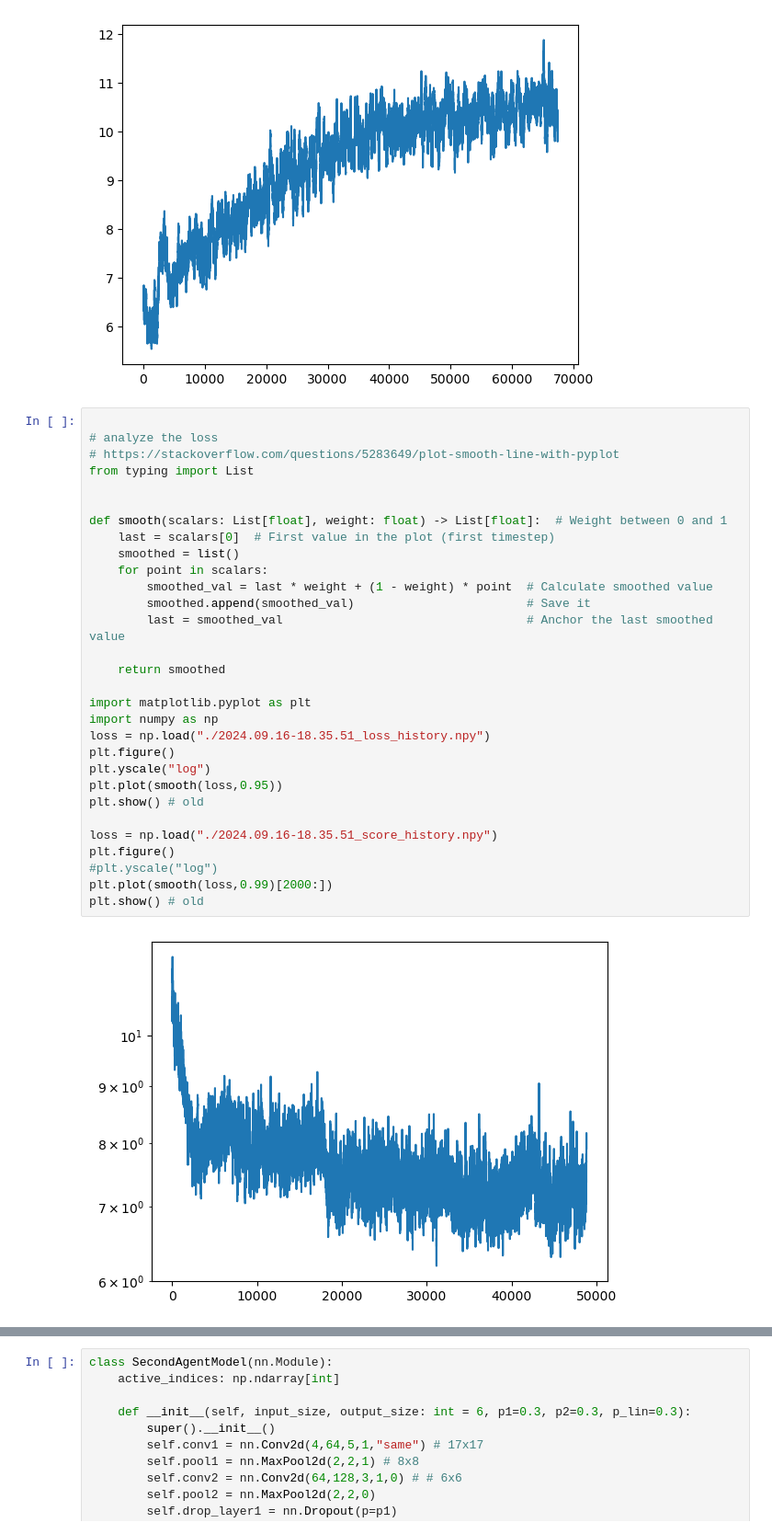
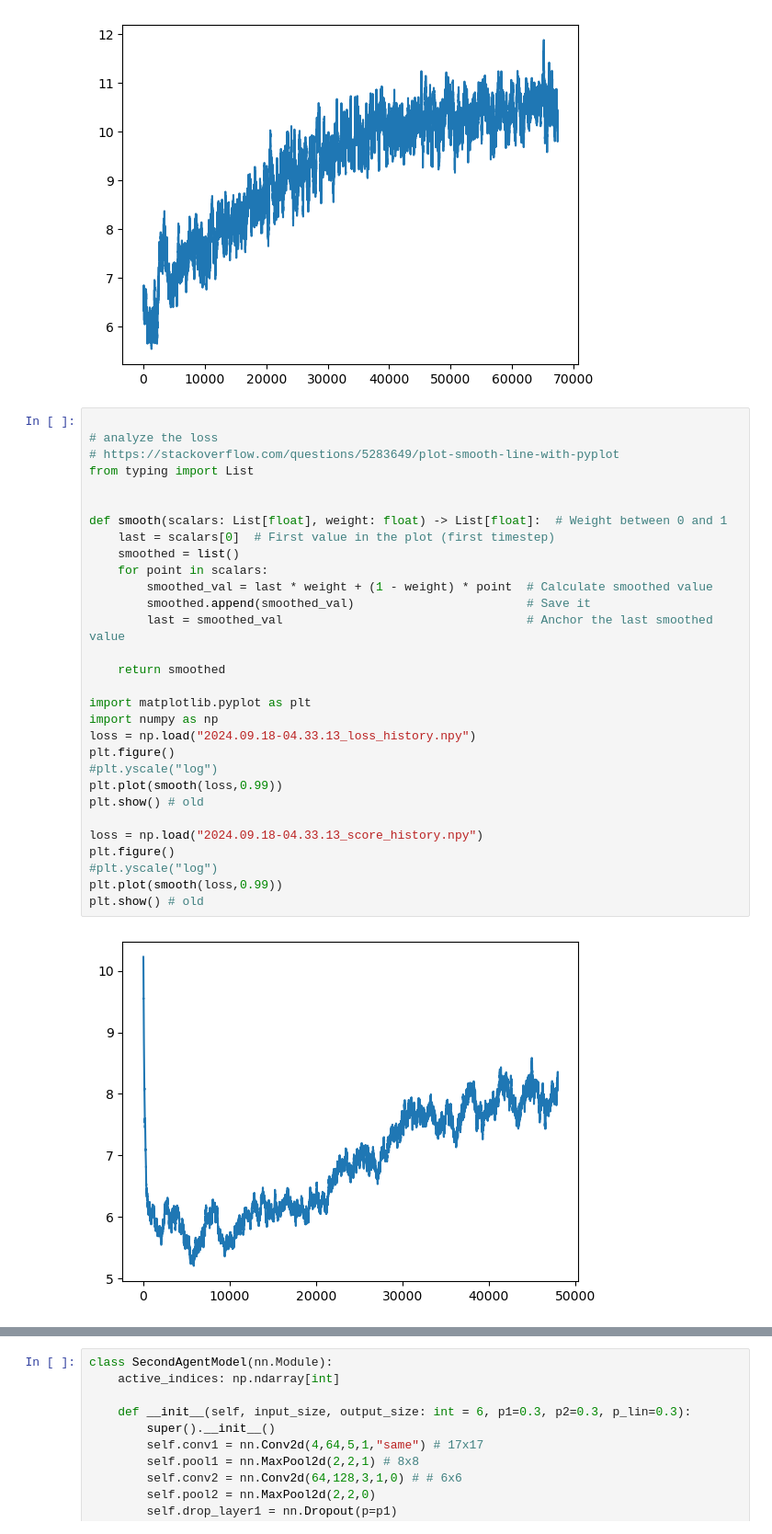
Before and after one commit to anacarsi/ss24_ReinforcementLearning_BomberMan, a Jupyter notebook: agent_code/forth_agent/creation.ipynb, the cells around one changed output, grey strips where cells are left out. Shown: that part at 92% size. Drawn from its saved outputs; the diff is of its cells as text.

```diff
--- a/agent_code/forth_agent/creation.ipynb
+++ b/agent_code/forth_agent/creation.ipynb
@@ -101,32 +101,32 @@ plt.plot(smooth(loss,0.99)[600:])
 # %%
 
 # analyze the loss
 # https://stackoverflow.com/questions/5283649/plot-smooth-line-with-pyplot
 from typing import List
 
 
 def smooth(scalars: List[float], weight: float) -> List[float]:  # Weight between 0 and 1
     last = scalars[0]  # First value in the plot (first timestep)
     smoothed = list()
     for point in scalars:
         smoothed_val = last * weight + (1 - weight) * point  # Calculate smoothed value
         smoothed.append(smoothed_val)                        # Save it
         last = smoothed_val                                  # Anchor the last smoothed value
 
     return smoothed
 
 import matplotlib.pyplot as plt
 import numpy as np
-loss = np.load("./2024.09.16-18.35.51_loss_history.npy")
+loss = np.load("2024.09.18-04.33.13_loss_history.npy")
 plt.figure()
-plt.yscale("log")
-plt.plot(smooth(loss,0.95))
+#plt.yscale("log")
+plt.plot(smooth(loss,0.99))
 plt.show() # old
 
-loss = np.load("./2024.09.16-18.35.51_score_history.npy")
+loss = np.load("2024.09.18-04.33.13_score_history.npy")
 plt.figure()
 #plt.yscale("log")
-plt.plot(smooth(loss,0.99)[2000:])
+plt.plot(smooth(loss,0.99))
 plt.show() # old
 # %% [output]
-[figure, old version]
+[figure, new version]
```
Also changed, not shown: parts of 1 cell of this notebook, 9 other files.
